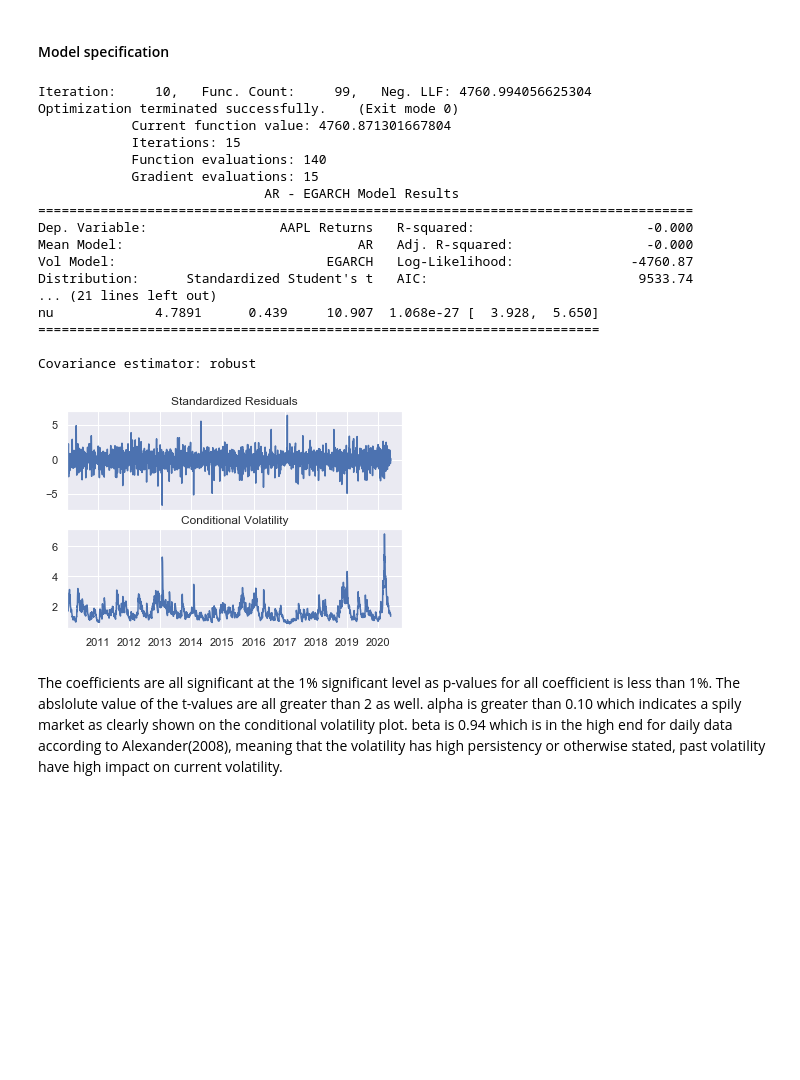
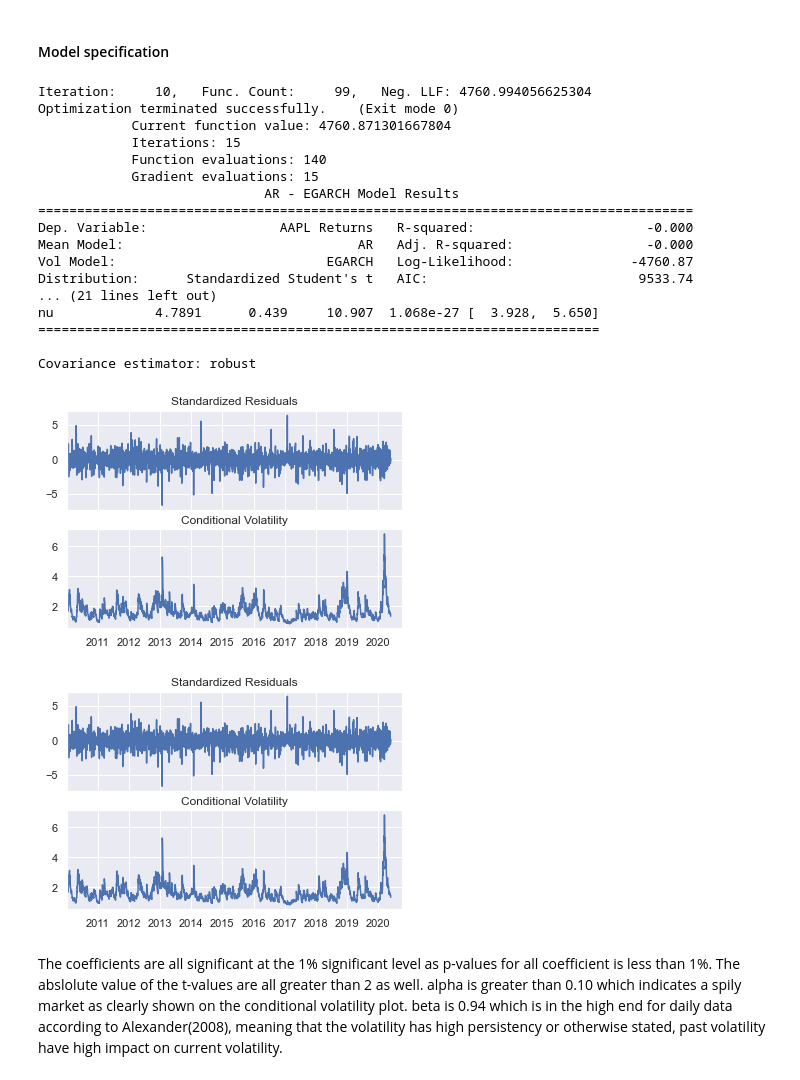
Before and after one commit to tlfmcooper/MscFE_610_ECON, a Jupyter notebook: submission_2.ipynb, the cells around one changed output. Cells and saved outputs as stored; diff of their text form; code cells hidden in the pictures; blank space fills up the shorter version.

```diff
--- a/submission_2.ipynb
+++ b/submission_2.ipynb
@@ -49,37 +71,37 @@ plt.title('Apple Absolute Returns');
 #### Model specification
 # %%
 # Specify EGARCH model assumptions
-basic_gm = arch_model(returns, p = 1, q = 1, o=1,
-                      mean = 'AR', vol = 'EGARCH', dist = 't')
+basic_gm = arch_model(returns, p=1, q=1, o=1, mean="AR", vol="EGARCH", dist="t")
 # Fit the model
-split_date = datetime(2020,6,1)
-gm_result = basic_gm.fit(update_freq = 10, last_obs=split_date)
+split_date = datetime(2020, 6, 1)
+gm_result = basic_gm.fit(update_freq=10, last_obs=split_date)
 
 # Display model fitting summary
 print(gm_result.summary())
 
 # Plot fitted results
-gm_result.plot();
-plt.show();
+gm_result.plot()
+plt.show()
 # %% [output]
 Iteration:     10,   Func. Count:     99,   Neg. LLF: 4760.994056625304
 Optimization terminated successfully.    (Exit mode 0)
             Current function value: 4760.871301667804
             Iterations: 15
             Function evaluations: 140
             Gradient evaluations: 15
                              AR - EGARCH Model Results
 ====================================================================================
 Dep. Variable:                 AAPL Returns   R-squared:                      -0.000
 Mean Model:                              AR   Adj. R-squared:                 -0.000
 Vol Model:                           EGARCH   Log-Likelihood:               -4760.87
 Distribution:      Standardized Student's t   AIC:                           9533.74
 ... (21 lines left out)
 nu             4.7891      0.439     10.907  1.068e-27 [  3.928,  5.650]
 ========================================================================
 
 Covariance estimator: robust
 [figure]
+[figure, added]
 # %% [markdown]
 The coefficients are all significant at the 1% significant level as p-values for all coefficient is less than 1%. The abslolute value of the t-values are all greater than 2 as well. alpha is greater than 0.10 which indicates a spily market as clearly shown on the conditional volatility plot. beta is 0.94 which is in the high end for daily data according to Alexander(2008), meaning that the volatility has high persistency or otherwise stated, past volatility have high impact on current volatility.
 # %% [markdown]
```
Also changed, not shown: parts of 41 cells of this notebook.
